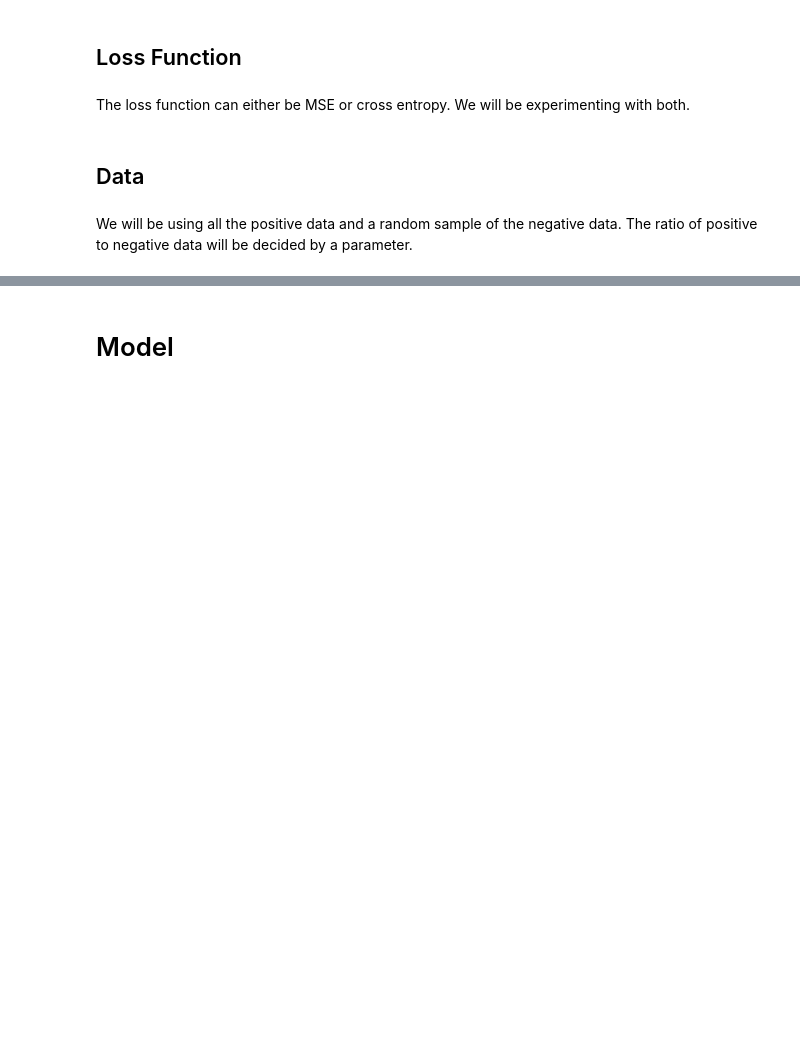
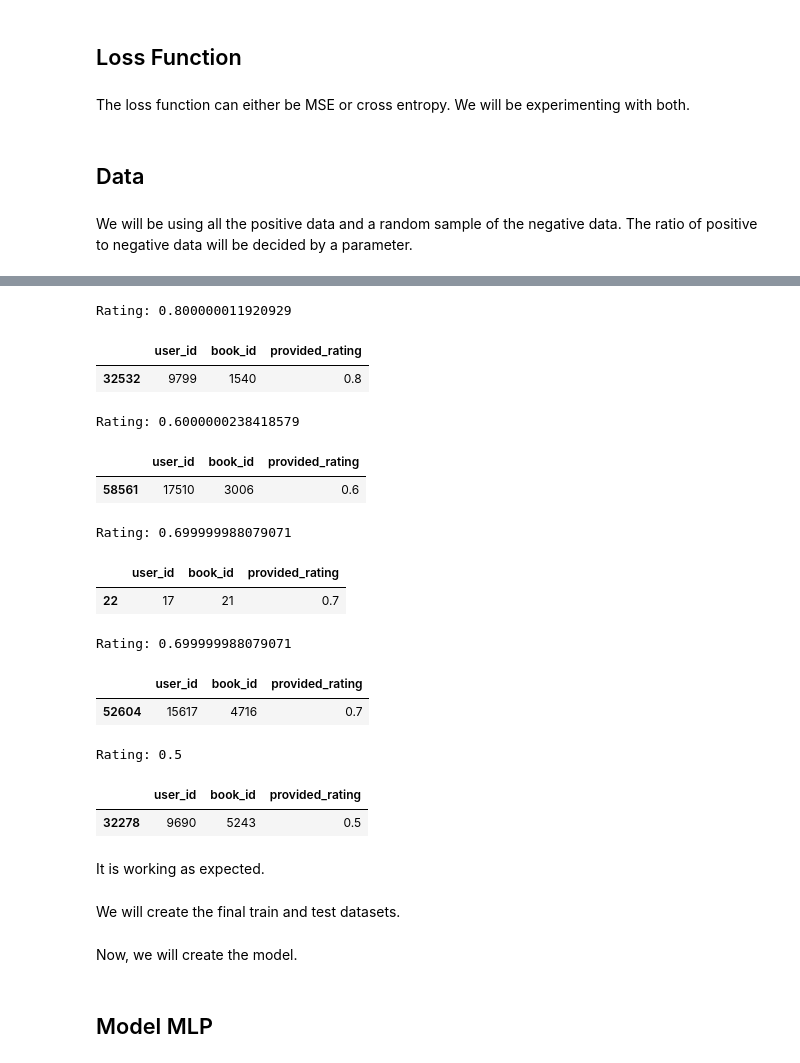
Before and after one commit to Hari31416/book_recommender, a Jupyter notebook: model/DL_Model_Modeling.ipynb, the cells around one changed output, grey strips where cells are left out. Saved outputs shown, nothing was run; the diff lists cells and outputs as text; code cells hidden in the pictures; blank space fills up the shorter version.

Commit message:
Started experimenting with DL Models

```diff
--- a/model/DL_Model_Modeling.ipynb
+++ b/model/DL_Model_Modeling.ipynb
@@ -90,0 +350,8 @@ We will be using all the positive data and a random sample of the negative data.
+# %%
+negative_samples = np.where(targets.numpy()==0)
+for idx in negative_samples[0][:5]:
+    rating = targets[idx].item()
+    print(f"Rating: {rating}")
+    user_id = user_input[idx][0].item()
+    book_id = book_input[idx][0].item()
+    display(interactions[(interactions["user_id"] == user_id) & (interactions["book_id"] == book_id)])
@@ -90,0 +369,28 @@ We will be using all the positive data and a random sample of the negative data.
+# %%
+positive_samples = np.where(targets.numpy()!=0)
+for idx in positive_samples[0][:5]:
+    rating = targets[idx].item()
+    print(f"Rating: {rating}")
+    user_id = user_input[idx][0].item()
+    book_id = book_input[idx][0].item()
+    display(book_dataset.interactions[(book_dataset.interactions["user_id"] == user_id) & (book_dataset.interactions["book_id"] == book_id)])
+# %% [output]
+Rating: 0.800000011920929
+|  | user_id | book_id | provided_rating |
+| 32532 | 9799 | 1540 | 0.8 |
+Rating: 0.6000000238418579
+|  | user_id | book_id | provided_rating |
+| 58561 | 17510 | 3006 | 0.6 |
+Rating: 0.699999988079071
+|  | user_id | book_id | provided_rating |
+| 22 | 17 | 21 | 0.7 |
+Rating: 0.699999988079071
+|  | user_id | book_id | provided_rating |
+| 52604 | 15617 | 4716 | 0.7 |
+Rating: 0.5
+|  | user_id | book_id | provided_rating |
+| 32278 | 9690 | 5243 | 0.5 |
+# %% [markdown]
+It is working as expected.
+# %% [markdown]
+We will create the final train and test datasets.
@@ -91,2 +405,4 @@ We will be using all the positive data and a random sample of the negative data.
+# %% [markdown]
+Now, we will create the model.
 # %% [markdown]
-# Model
+## Model MLP
```
Also changed, not shown: parts of 45 cells of this notebook, 3 other files.
